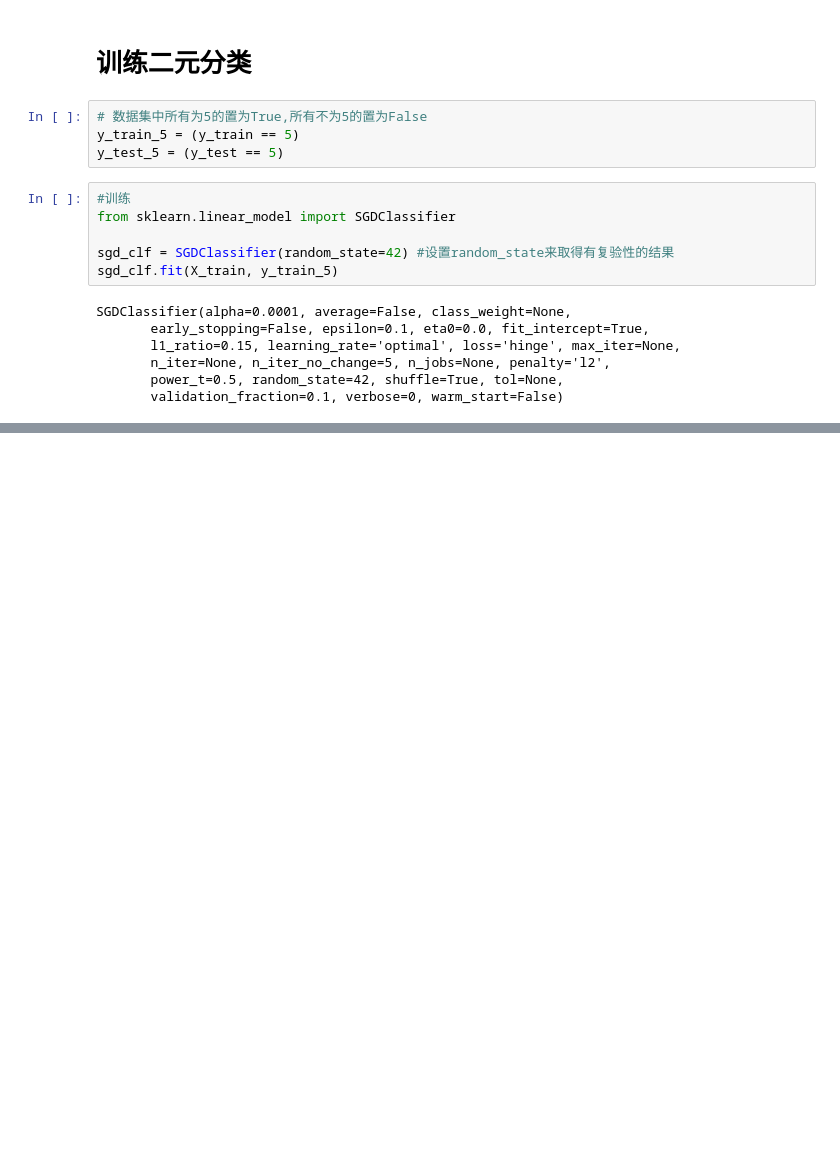
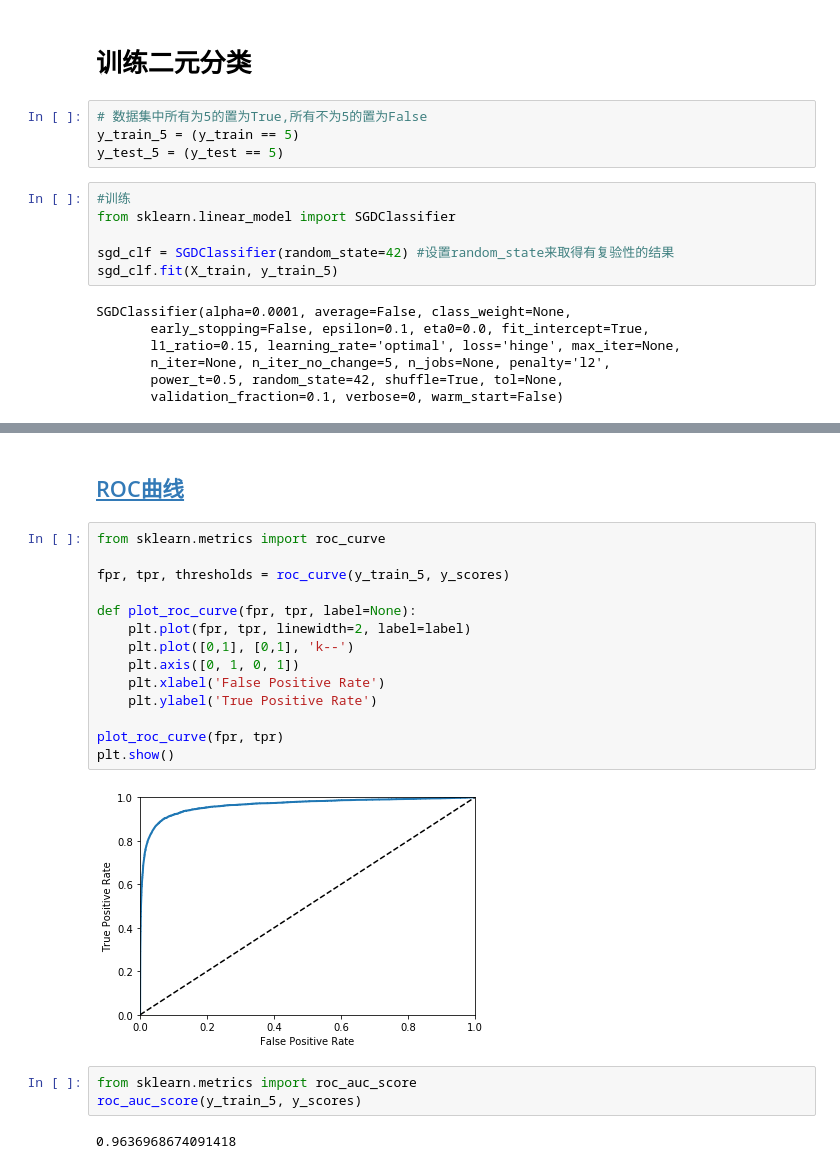
Before and after one commit to coldJune/machineLearning, a Jupyter notebook: handson-ml/Classification.ipynb, the cells around one changed output, grey strips where cells are left out. Saved outputs shown, nothing was run; the diff lists cells and outputs as text; blank space fills up the shorter version.

```diff
--- a/handson-ml/Classification.ipynb
+++ b/handson-ml/Classification.ipynb
@@ -76,0 +194,23 @@ SGDClassifier(alpha=0.0001, average=False, class_weight=None,
+# %% [markdown]
+## [ROC曲线](http://coldjune.com/2018/05/23/AdaBoost%E5%85%83%E7%AE%97%E6%B3%95/#%E6%AD%A3%E7%A1%AE%E7%8E%87%E3%80%81%E5%8F%AC%E5%9B%9E%E7%8E%87%E5%8F%8AROC%E6%9B%B2%E7%BA%BF)
+# %%
+from sklearn.metrics import roc_curve
+
+fpr, tpr, thresholds = roc_curve(y_train_5, y_scores)
+
+def plot_roc_curve(fpr, tpr, label=None):
+    plt.plot(fpr, tpr, linewidth=2, label=label)
+    plt.plot([0,1], [0,1], 'k--')
+    plt.axis([0, 1, 0, 1])
+    plt.xlabel('False Positive Rate')
+    plt.ylabel('True Positive Rate')
+
+plot_roc_curve(fpr, tpr)
+plt.show()
+# %% [output]
+[figure, added]
+# %%
+from sklearn.metrics import roc_auc_score
+roc_auc_score(y_train_5, y_scores)
+# %% [output]
+0.9636968674091418
```
Also changed, not shown: parts of 23 cells of this notebook.
